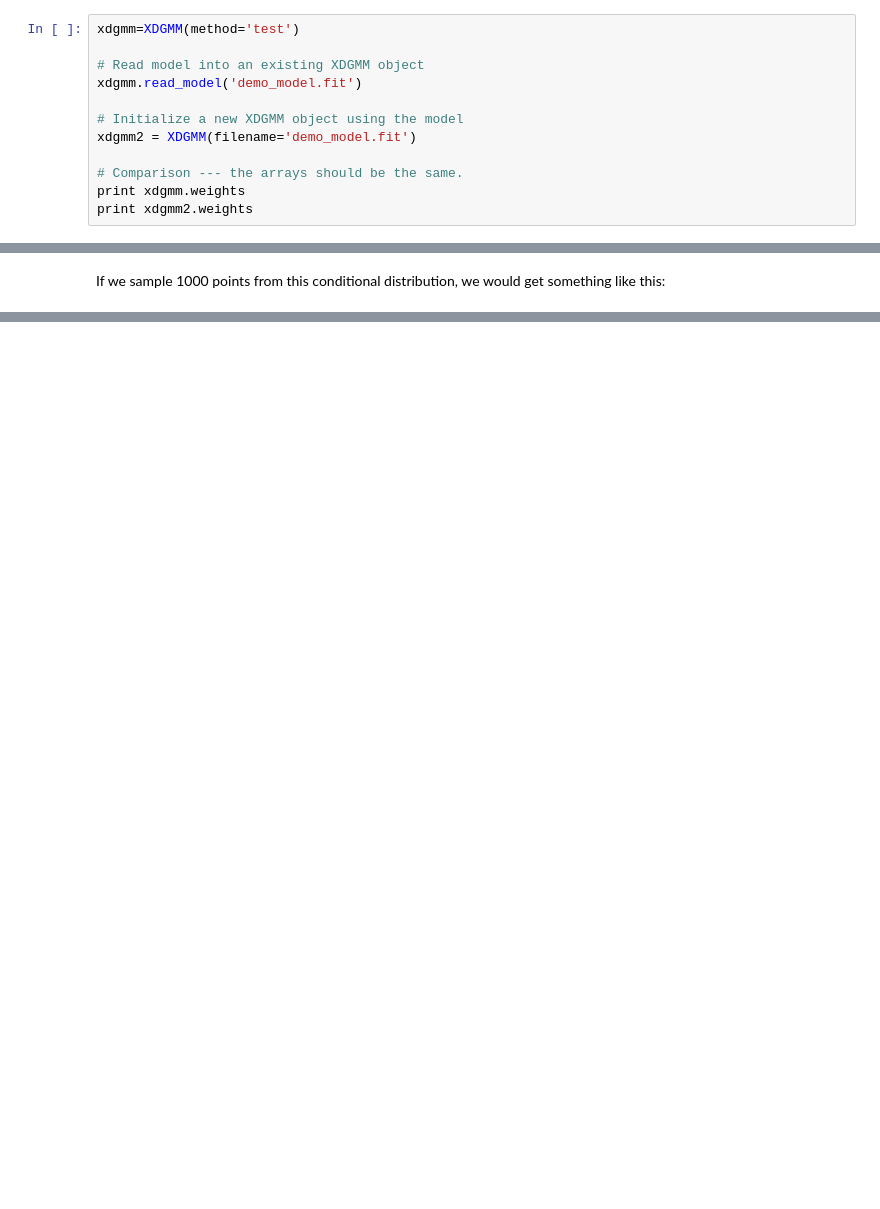
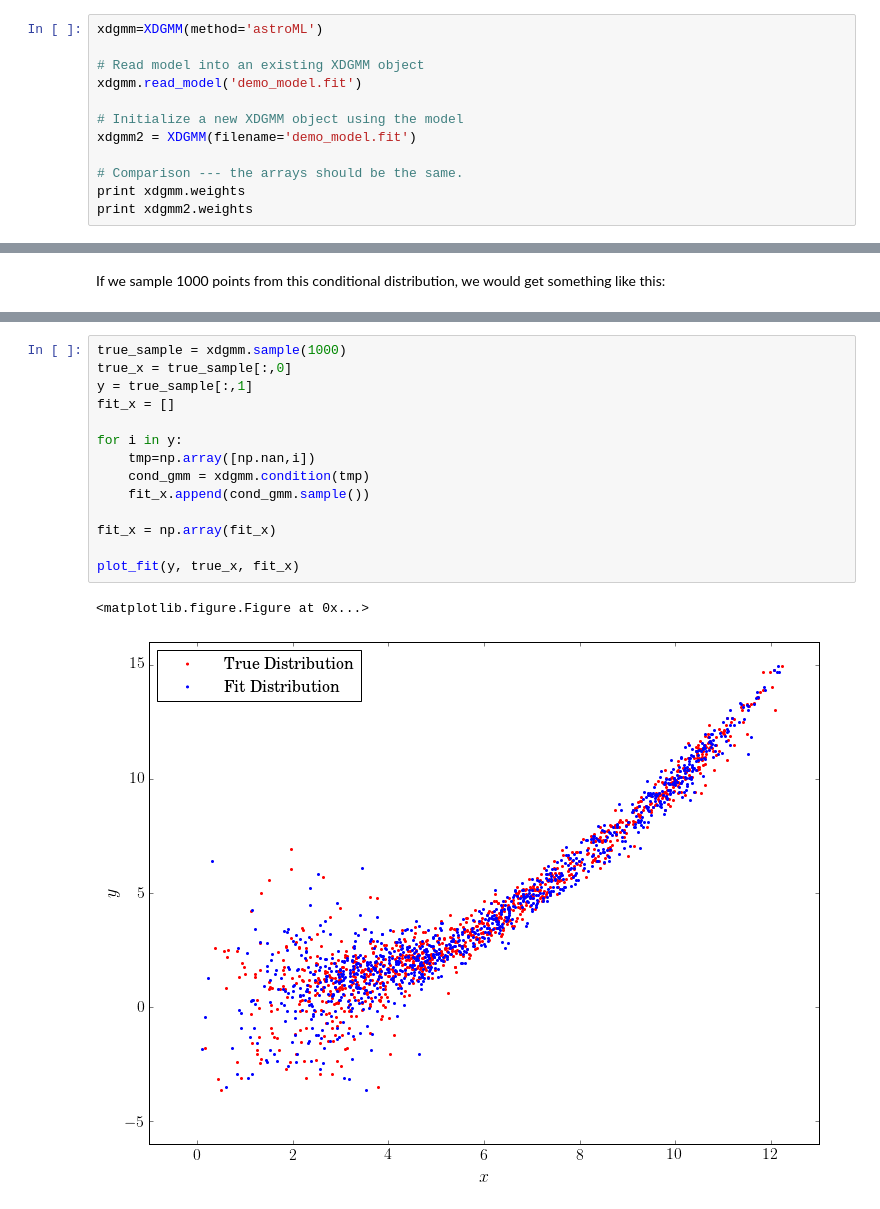
Before and after one commit to tholoien/XDGMM, a Jupyter notebook: Notebooks/Demo.ipynb, the cells around one changed output, grey strips where cells are left out. Cells and saved outputs as stored; diff of their text form; blank space fills up the shorter version.

```diff
--- a/Notebooks/Demo.ipynb
+++ b/Notebooks/Demo.ipynb
@@ -97,7 +158,7 @@ xdgmm.save_model('demo_model.fit')
 # %% [markdown]
 Once the model is saved, it can be read into an XDGMM object using the read_model() function, or a new XDGMM object can be initialized directly from the saved model file. Note that if both a filename and model parameters are passed to the constructor, the parameters saved in the file will override those passed by the user.
 # %%
-xdgmm=XDGMM(method='test')
+xdgmm=XDGMM(method='astroML')
 
 # Read model into an existing XDGMM object
 xdgmm.read_model('demo_model.fit')
@@ -173,0 +259,17 @@ plot_cond_sample(cond_sample,y)
+# %%
+true_sample = xdgmm.sample(1000)
+true_x = true_sample[:,0]
+y = true_sample[:,1]
+fit_x = []
+
+for i in y:
+    tmp=np.array([np.nan,i])
+    cond_gmm = xdgmm.condition(tmp)
+    fit_x.append(cond_gmm.sample())
+
+fit_x = np.array(fit_x)
+
+plot_fit(y, true_x, fit_x)
+# %% [output]
+<matplotlib.figure.Figure at 0x...>
+[figure, added]
```
Also changed, not shown: parts of 15 cells of this notebook, 3 other files.
